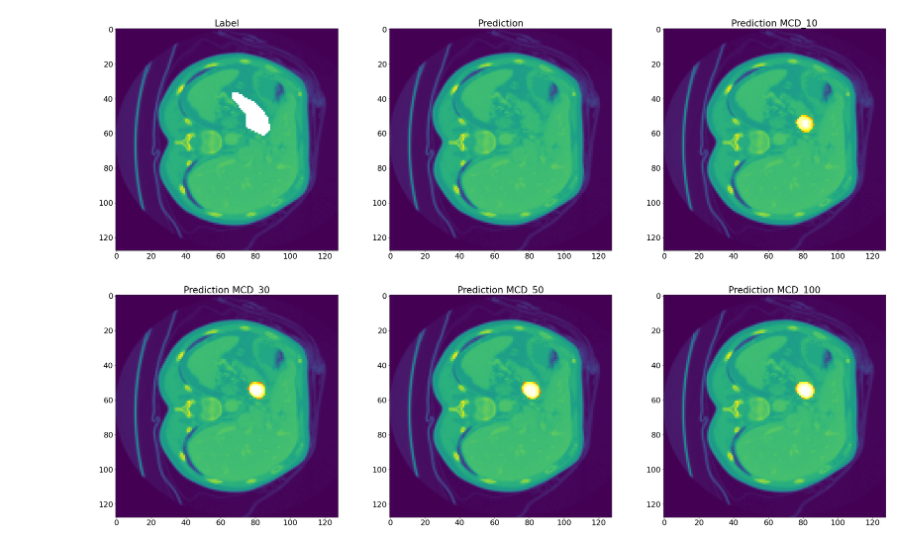
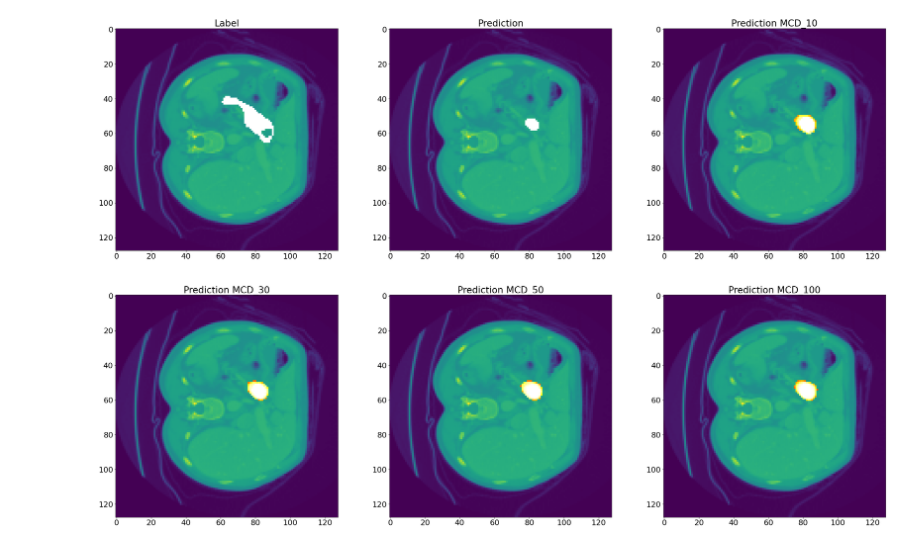
Before and after one commit to yamen23ali/self-supervised-3d-tasks, a Jupyter notebook: images.ipynb, the cells around one changed output. Cells and saved outputs as stored; diff of their text form; code cells hidden in the pictures.

```diff
--- a/images.ipynb
+++ b/images.ipynb
@@ -65,31 +94,31 @@ def show_image(image, lables_dict, index=0, axis=0, class_heat_map=False, images
 # %%
 base_path = "/Users/d070867/Desktop/Thesis/results/majority_5_0_dice1"
 labels_dict = {}
 class_heat_map = True
 
 image = load_image(f"{base_path}/image.npy")
 
 label = load_image(f"{base_path}/label.npy")
 if class_heat_map:
     label = process_predictions(label, focus_class=1)
 else:
     label = np.argmax(label, axis=-1)
 labels_dict['Label'] = label
 
 pred = load_image(f"{base_path}/pred.npy")
 pred = np.argmax(pred, axis=-1)
 labels_dict['Prediction'] = pred
 
 for i in [10, 30, 50, 100]:
     path = f'{base_path}/{i}/pred_dropout.npy'
     key = f'Prediction MCD_{i}'
 
     if class_heat_map:
         labels_dict[key] = process_predictions(load_image(path), focus_class=1) / i
     else:
         labels_dict[key] = np.argmax(load_image(path), axis=-1)
 
-show_image(image,labels_dict, 87, 2, class_heat_map=class_heat_map)
+show_image(image,labels_dict, 80, 2, class_heat_map=class_heat_map)
 # %% [output]
-[figure, old version]
+[figure, new version]
 # %%
```
Also changed, not shown: parts of 3 cells of this notebook, 1 other file.
